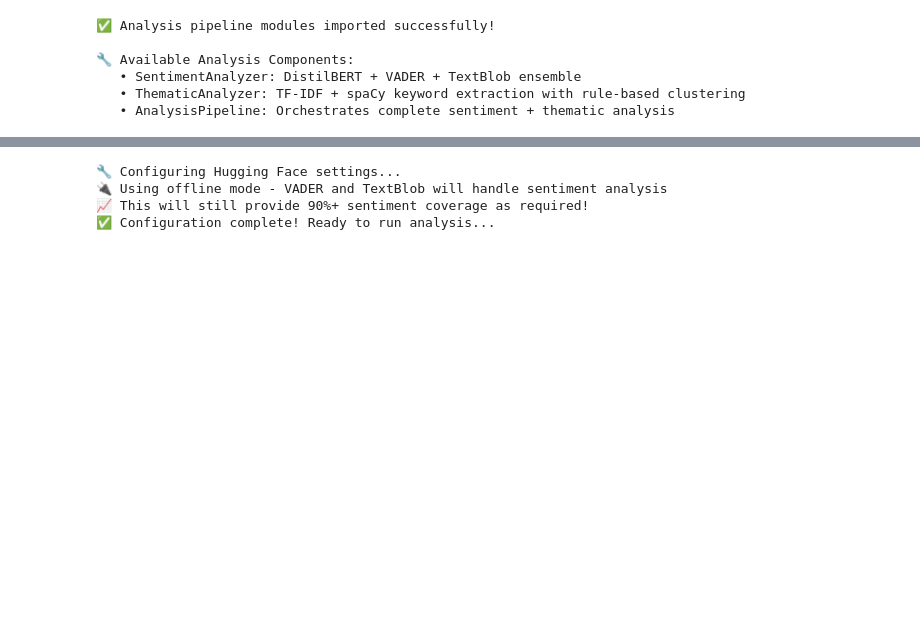
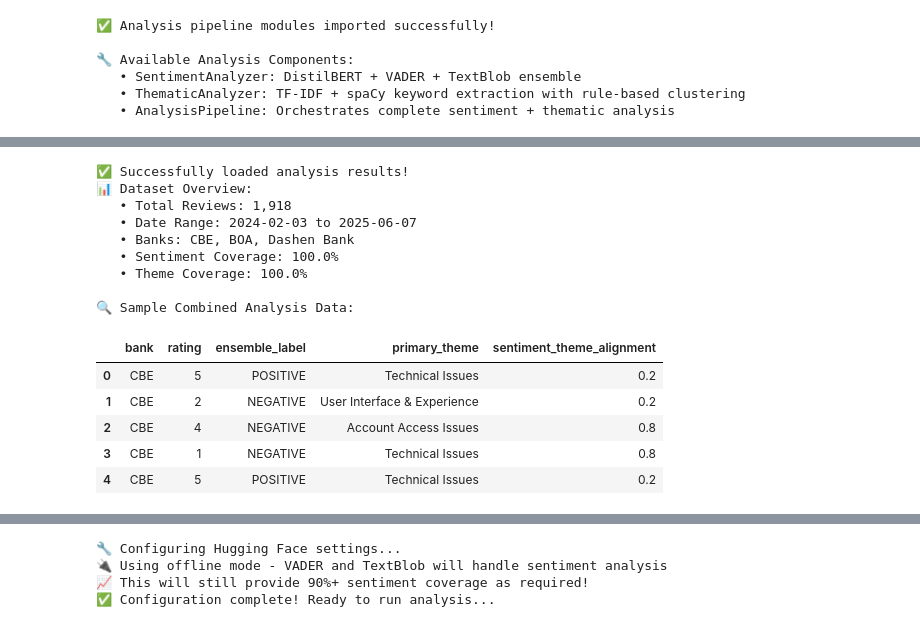
Before and after one commit to projwork/week2-Customer-Experience-Analytics-for-Fintech-Apps, a Jupyter notebook: notebooks/fintechcustomerExperience.ipynb, the cells around one changed output, grey strips where cells are left out. Drawn from its saved outputs; the diff is of its cells as text; code cells hidden in the pictures; blank space fills up the shorter version.

```diff
--- a/notebooks/fintechcustomerExperience.ipynb
+++ b/notebooks/fintechcustomerExperience.ipynb
@@ -166,0 +185,53 @@ except ImportError as e:
+# %%
+# Load Latest Analysis Results for Task 4
+import pandas as pd
+import numpy as np
+import matplotlib.pyplot as plt
+import seaborn as sns
+import plotly.express as px
+import plotly.graph_objects as go
+from plotly.subplots import make_subplots
+from wordcloud import WordCloud
+import warnings
+warnings.filterwarnings('ignore')
+
+# Load the latest analysis results
+try:
+    # Load the most recent combined analysis
+    combined_df = pd.read_csv('../data/processed/combined_analysis_20250609_185140.csv')
+    thematic_df = pd.read_csv('../data/processed/thematic_analysis_20250609_185140.csv')
+    sentiment_df = pd.read_csv('../data/processed/sentiment_analysis_20250609_185140.csv')
+
+    print("✅ Successfully loaded analysis results!")
+    print(f"📊 Dataset Overview:")
+    print(f"   • Total Reviews: {len(combined_df):,}")
+    print(f"   • Date Range: {combined_df['date'].min()} to {combined_df['date'].max()}")
+    print(f"   • Banks: {', '.join(combined_df['bank'].unique())}")
+    print(f"   • Sentiment Coverage: {(~combined_df['ensemble_label'].isna()).mean():.1%}")
+    print(f"   • Theme Coverage: {(~combined_df['primary_theme'].isna()).mean():.1%}")
+
+except FileNotFoundError:
+    print("❌ Analysis results not found. Using the preprocessed data instead.")
+    combined_df = pd.read_csv('../data/processed/cleaned_banking_reviews.csv')
+    print("⚠️ Limited analysis capabilities without sentiment/theme data")
+
+# Display sample of combined data
+if 'ensemble_label' in combined_df.columns:
+    print(f"\n🔍 Sample Combined Analysis Data:")
+    display(combined_df[['bank', 'rating', 'ensemble_label', 'primary_theme', 'sentiment_theme_alignment']].head())
+# %% [output]
+✅ Successfully loaded analysis results!
+📊 Dataset Overview:
+   • Total Reviews: 1,918
+   • Date Range: 2024-02-03 to 2025-06-07
+   • Banks: CBE, BOA, Dashen Bank
+   • Sentiment Coverage: 100.0%
+   • Theme Coverage: 100.0%
+
+🔍 Sample Combined Analysis Data:
+|  | bank | rating | ensemble_label | primary_theme | sentiment_theme_alignment |
+| 0 | CBE | 5 | POSITIVE | Technical Issues | 0.2 |
+| 1 | CBE | 2 | NEGATIVE | User Interface & Experience | 0.2 |
+| 2 | CBE | 4 | NEGATIVE | Account Access Issues | 0.8 |
+| 3 | CBE | 1 | NEGATIVE | Technical Issues | 0.8 |
+| 4 | CBE | 5 | POSITIVE | Technical Issues | 0.2 |
```
Also changed, not shown: parts of 9 cells of this notebook, 2 other files.
